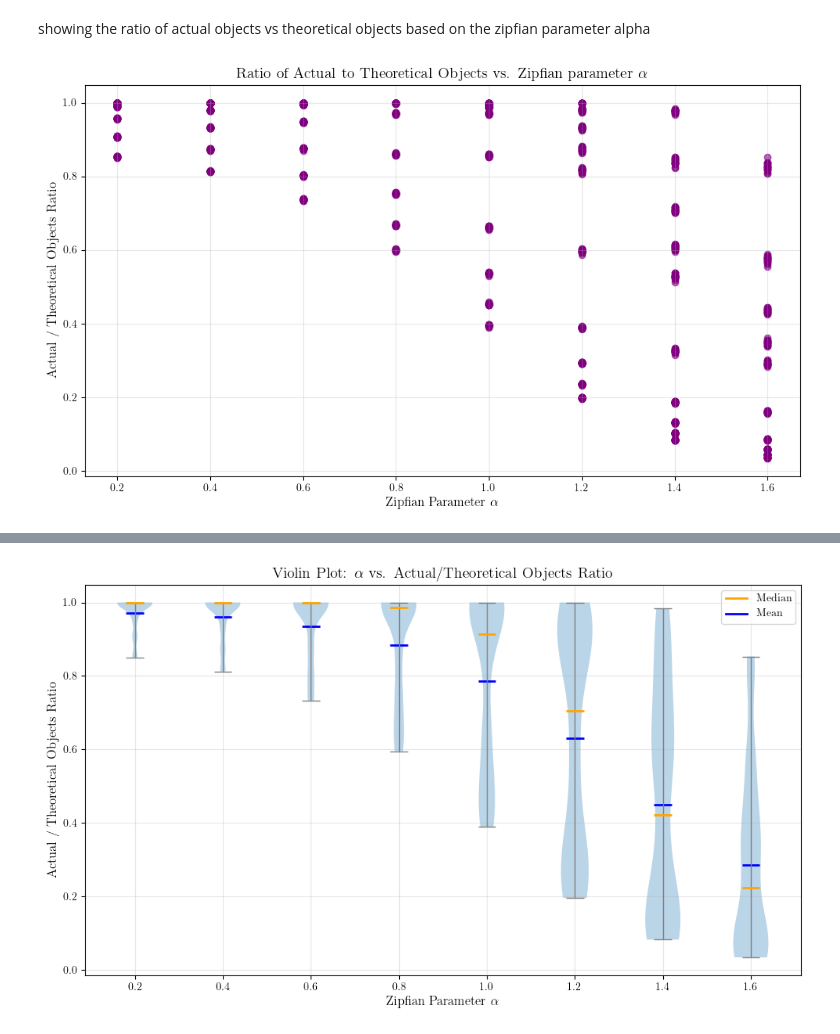
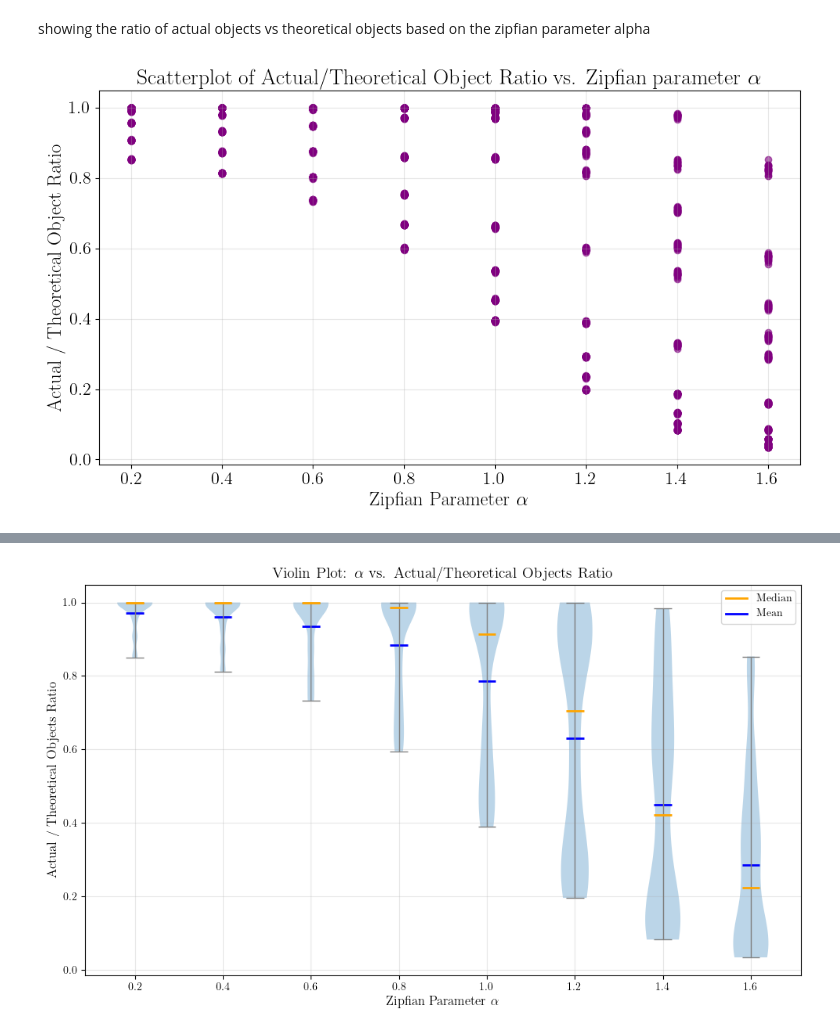
Before and after one commit to laustam/cache-eviction-thesis, a Jupyter notebook: code/scripts/workloads_visualisation.ipynb, the cells around one changed output, grey strips where cells are left out. Drawn from its saved outputs; the diff is of its cells as text; code cells hidden in the pictures.

```diff
--- a/code/scripts/workloads_visualisation.ipynb
+++ b/code/scripts/workloads_visualisation.ipynb
@@ -139,14 +149,23 @@ Zipfian curves in one plot
 # %% [markdown]
 showing the ratio of actual objects vs theoretical objects based on the zipfian parameter alpha
 # %%
-plt.figure(figsize=(10, 6))
-plt.scatter(workloads_df['alpha'], workloads_df['objects_actual'] / workloads_df['objects_theoretical'], alpha=0.6, color='purple')
-plt.xlabel(r'Zipfian Parameter $\alpha$')
-plt.ylabel(r'Actual / Theoretical Objects Ratio')
-plt.title(r'Ratio of Actual to Theoretical Objects vs. Zipfian parameter $\alpha$')
-plt.grid(True, alpha=0.3)
-plt.tight_layout()
-plt.show()
+def plot_ratio_actual_theoretical(show_title=True, save=True):
+    plt.figure(figsize=(10, 6))
+    plt.scatter(workloads_df['alpha'], workloads_df['objects_actual'] / workloads_df['objects_theoretical'], alpha=0.6, color='purple')
+    plt.xlabel(r'Zipfian Parameter $\alpha$', fontsize=18)
+    plt.ylabel(r'Actual / Theoretical Object Ratio', fontsize=18)
+    plt.xticks(fontsize=16)
+    plt.yticks(fontsize=16)
+    if show_title:
+        plt.title(r'Scatterplot of Actual/Theoretical Object Ratio vs. Zipfian parameter $\alpha$', fontsize=20)
+    plt.grid(True, alpha=0.3)
+    plt.tight_layout()
+    if save:
+        filename = "ratio_actual_theoretical_scatter.pdf"
+        plt.savefig(os.path.join(FIGURES_WORKLOADS_DIR, filename), bbox_inches='tight')
+    plt.show()
+
+plot_ratio_actual_theoretical(show_title=True, save=False)
 # %% [output]
-[figure, old version]
+[figure, new version]
 # %%
```
Also changed, not shown: parts of 3 cells of this notebook, 4 other files.
